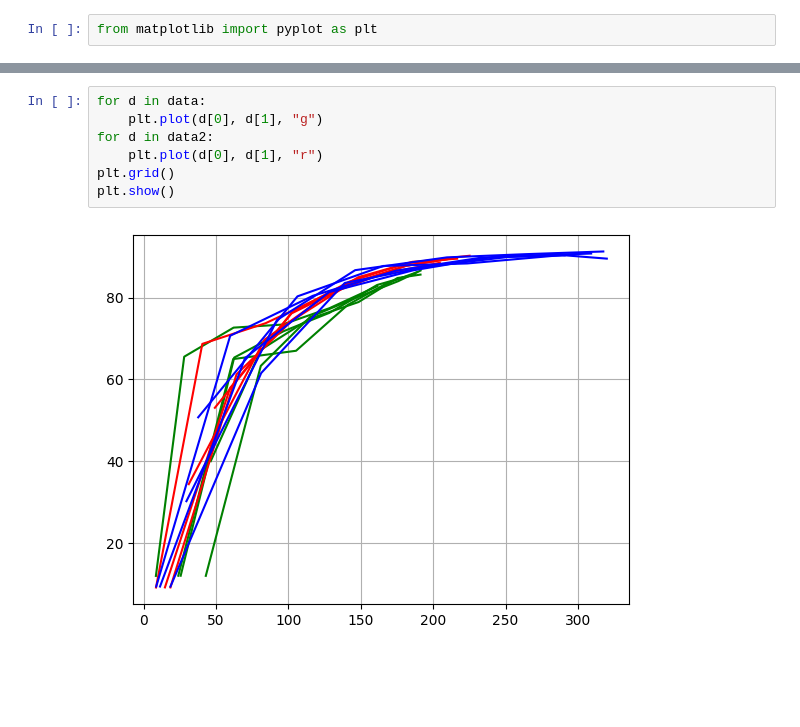
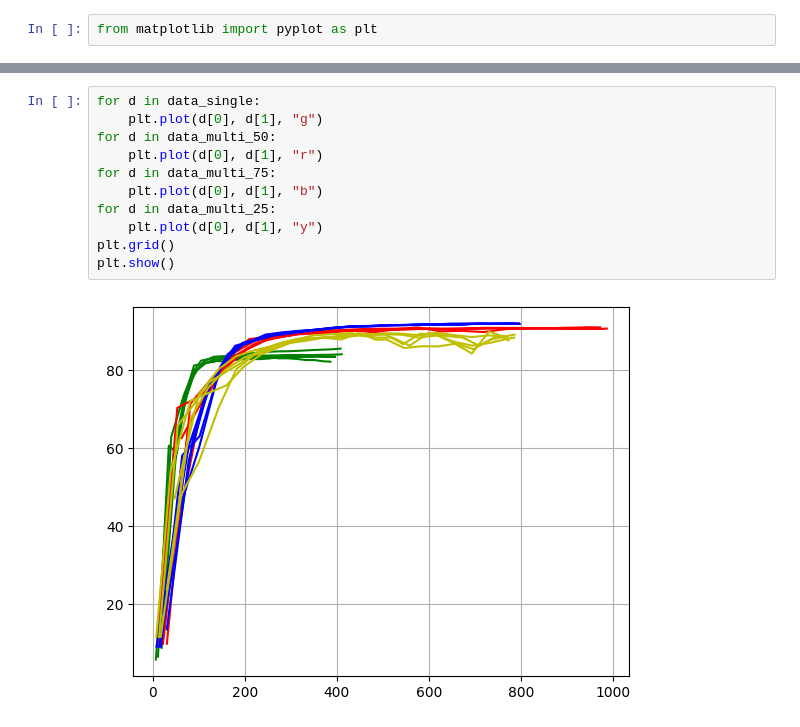
Before and after one commit to JoshPattman/thirdyear-proj, a Jupyter notebook: comp3200-cw/v2/plot-data.ipynb, the cells around one changed output, grey strips where cells are left out. Saved outputs shown, nothing was run; the diff lists cells and outputs as text; blank space fills up the shorter version.

```diff
--- a/comp3200-cw/v2/plot-data.ipynb
+++ b/comp3200-cw/v2/plot-data.ipynb
@@ -7,9 +11,13 @@ data2=[([8.492904, 40.485772999999995, 84.219597, 124.53470399999999, 163.937522
 # %%
-for d in data:
+for d in data_single:
     plt.plot(d[0], d[1], "g")
-for d in data2:
+for d in data_multi_50:
     plt.plot(d[0], d[1], "r")
+for d in data_multi_75:
+    plt.plot(d[0], d[1], "b")
+for d in data_multi_25:
+    plt.plot(d[0], d[1], "y")
 plt.grid()
 plt.show()
 # %% [output]
-[figure, old version]
+[figure, new version]
```
Also changed, not shown: parts of 6 cells of this notebook, 1 other file.
